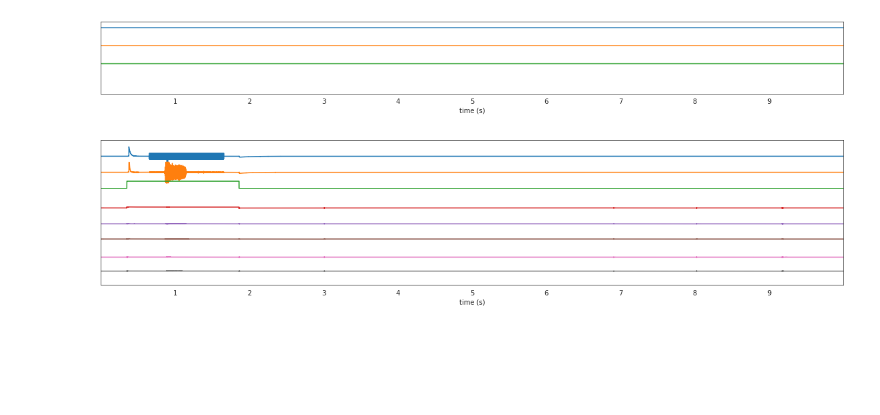
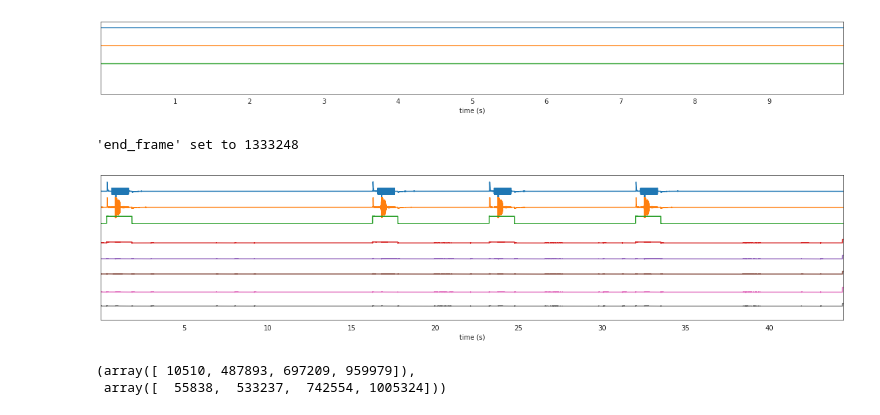
Before and after one commit to timsainb/oebinarytools, a Jupyter notebook: notebooks/create-experiment-object.ipynb, the cells around one changed output. Cells and saved outputs as stored; diff of their text form; code cells hidden in the pictures; blank space fills up the shorter version.

```diff
--- a/notebooks/create-experiment-object.ipynb
+++ b/notebooks/create-experiment-object.ipynb
@@ -151,6 +227,8 @@ def create_recordings_dict(dat_files, info_files, sync_files):
         # parse network events for each recording
         recordings[ri]['network_events'] = parse_Network_Events(recordings[ri])
 
+        recordings[ri]['audio_events'] = detect_audio_events(recordings[ri])
+
     return recordings
 # %%
 recordings = create_recordings_dict(dat_files, info_files, sync_files)
@@ -204,9 +282,10 @@ ts_raw = sw.plot_timeseries(recording_si, channel_ids=recording['AUX_data_channe
 # %% [output]
 [figure]
 # %%
-t_range = [0, 10]
+t_range = [0, 50]
 channels = list(np.arange(1, 38))
 fig, ax = plt.subplots(ncols = 1, nrows =1, figsize=(20,4))
 ts_raw = sw.plot_timeseries(recording_si, channel_ids=recording['ADC_data_channels'], trange=t_range, ax = ax)
 # %% [output]
+'end_frame' set to 1333248
-[figure, old version]
+[figure, new version]
@@ -212,0 +362,11 @@ ts_raw = sw.plot_timeseries(recording_si, channel_ids=recording['ADC_data_channe
+# %%
+# get starts and ends of audio channel
+audio_starts = np.where((audio_on_channel_binary[:-1] == 0) & (audio_on_channel_binary[1:] == 1))[0]
+audio_stops = np.where((audio_on_channel_binary[:-1] == 1) & (audio_on_channel_binary[1:] == 0))[0]
+# set equal, in case we begin or end in the middle of a playback
+audio_stops = audio_stops[-len(audio_starts):]
+audio_starts = audio_starts[:len(audio_stops)]
+audio_starts, audio_stops
+# %% [output]
+(array([ 10510, 487893, 697209, 959979]),
+ array([  55838,  533237,  742554, 1005324]))
```
Also changed, not shown: parts of 10 cells of this notebook.
